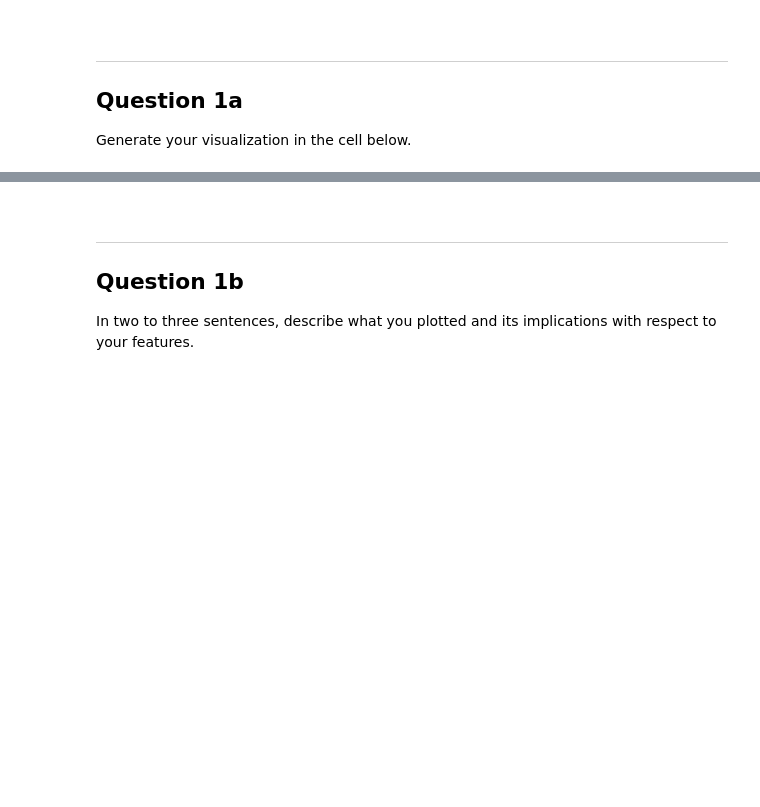
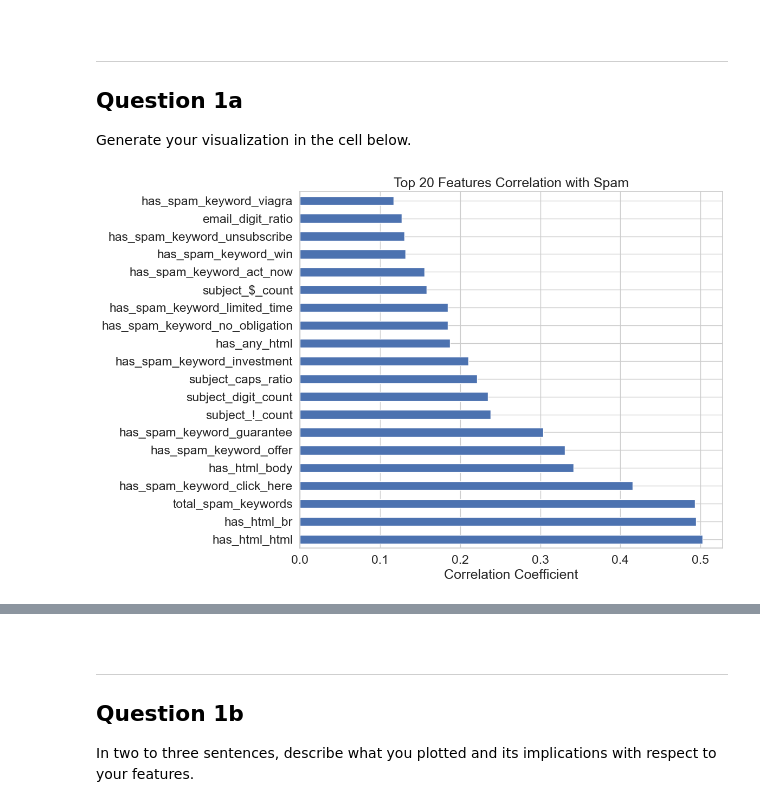
Before and after one commit to ac0033/sp25-student, a Jupyter notebook: proj/projB2/projB2.ipynb, the cells around one changed output, grey strips where cells are left out. Cells and saved outputs as stored; diff of their text form; code cells hidden in the pictures; blank space fills up the shorter version.

```diff
--- a/proj/projB2/projB2.ipynb
+++ b/proj/projB2/projB2.ipynb
@@ -82,7 +82,7 @@ import matplotlib.pyplot as plt
 %matplotlib inline
 
 import seaborn as sns
-sns.set(style = "whitegrid",
+sns.set_theme(style = "whitegrid",
         color_codes = True,
         font_scale = 1.5)
 
@@ -268,0 +448,20 @@ You can create as many plots as you want in your feature selection process, but
+# %%
+def select_optimal_features(l1_results, X_train_features_df, Y_train):
+    target_features = 20
+    best_result = None
+    min_diff = float('inf')
+
+    for result in l1_results:
+        diff = abs(result['num_features'] - target_features)
+        if diff < min_diff:
+            min_diff = diff
+            best_result = result
+
+    selected_features = best_result['selected_features']
+    X_selected = X_train_features_df[selected_features]
+
+    return X_selected, selected_features
+
+X_selected, selected_features = select_optimal_features(l1_results, X_train_features_df, Y_train)
+X_val_selected = X_val_features_df[selected_features]
+X_test_selected = X_test_features_df[selected_features]
@@ -280,0 +515,17 @@ Generate your visualization in the cell below.
+# %%
+def analyze_feature_correlation(X_train_features_df, Y_train):
+    analysis_df = X_train_features_df.copy()
+    analysis_df['spam'] = Y_train
+
+    correlations = analysis_df.corr()['spam'].drop('spam').sort_values(key=abs, ascending=False)
+
+    plt.figure(figsize=(12, 8))
+    correlations.head(20).plot(kind='barh')
+    plt.title('Top 20 Features Correlation with Spam')
+    plt.xlabel('Correlation Coefficient')
+    plt.tight_layout()
+    plt.show()
+
+analyze_feature_correlation(X_selected_update, Y_train)
+# %% [output]
+[figure, added]
```
Also changed, not shown: parts of 55 cells of this notebook, 4 other files.
